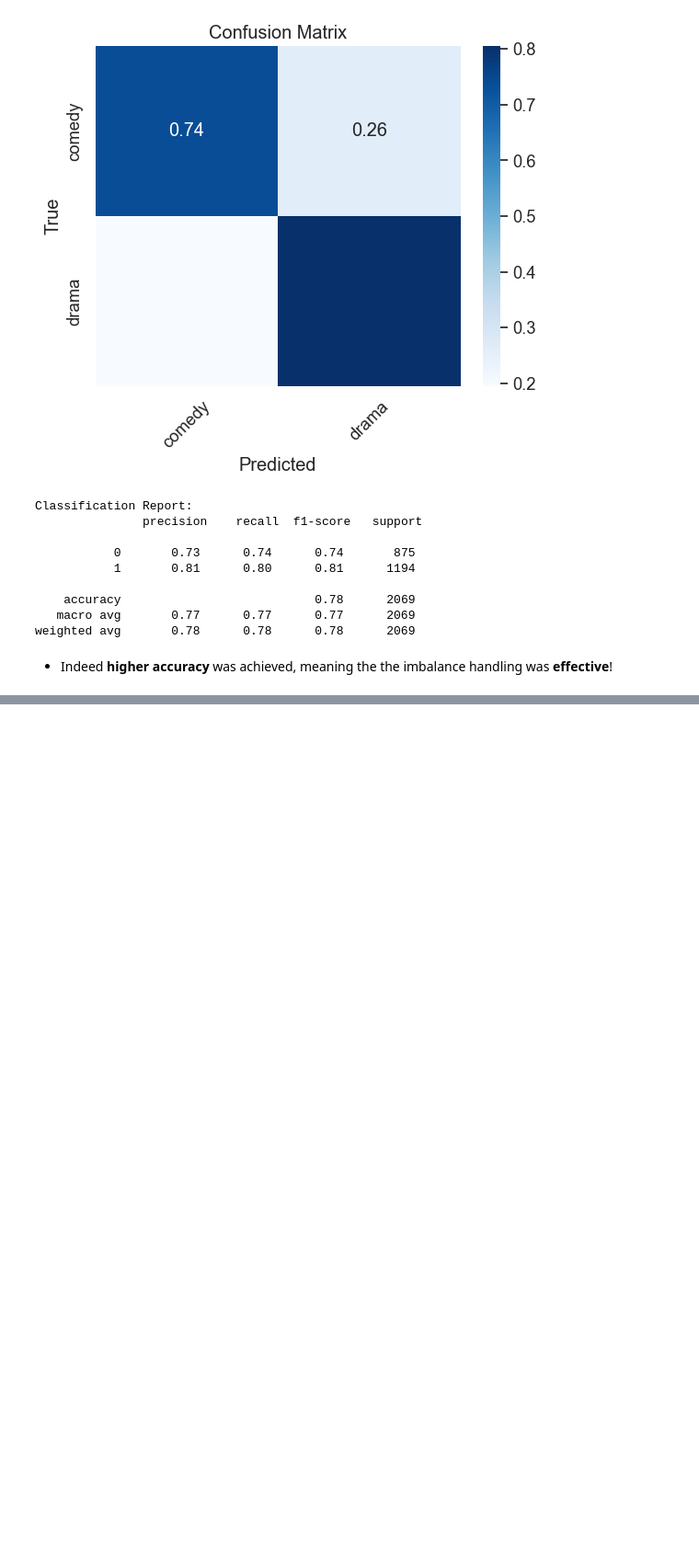
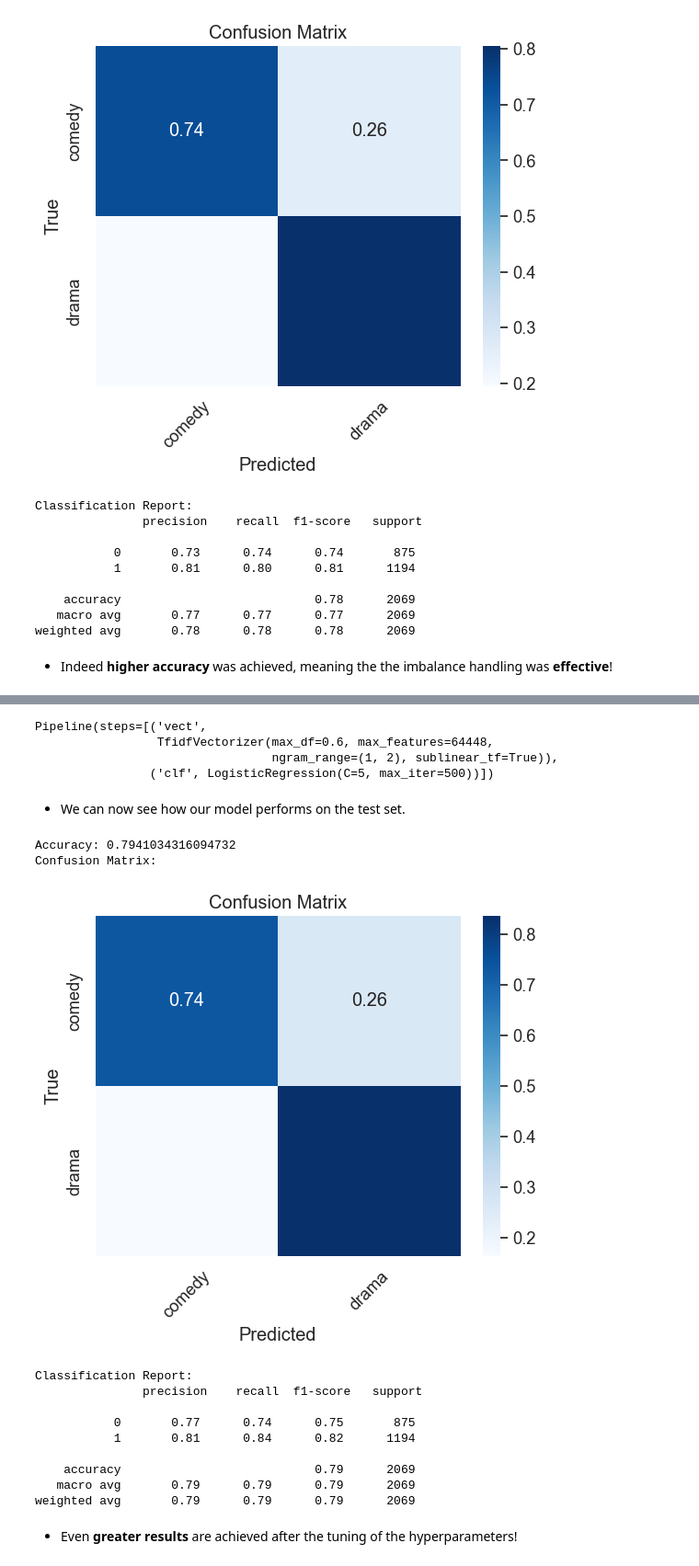
Before and after one commit to giorgossideris/movie_plots_nlp, a Jupyter notebook: genre_classification.ipynb, the cells around one changed output, grey strips where cells are left out. Shown: that part at 92% size. Saved outputs shown, nothing was run; the diff lists cells and outputs as text; code cells hidden in the pictures; blank space fills up the shorter version.

Commit message:
Perform hyperparameter tuning for the simple model

```diff
--- a/genre_classification.ipynb
+++ b/genre_classification.ipynb
@@ -368,7 +369,7 @@ def perform_simple_text_classification(vectorizer, classifier, X_train, X_test,
     ppln.fit(X_train, y_train)
 
     #check performance
-    y_pred = ppln.predict(cleaned_X_test)
+    y_pred = ppln.predict(X_test)
     print_performance_metrics(y_test, y_pred, label_encoding.values())
 
     #return the pipeline
@@ -638,0 +657,10 @@ weighted avg       0.78      0.78      0.78      2069
+# %%
+param_grid = {
+    'vect__max_features': [30000, 64468],  # Maximum number of features
+    'vect__max_df': [0.6, 0.8, 1],  # Maximum document frequency
+    'vect__sublinear_tf': [True, False],  # Apply sublinear TF scaling
+    'vect__norm': ['l1', 'l2'],  # Norm used to normalize term vectors
+    'vect__ngram_range': [(1, 1), (1, 2)], # The lower and upper boundary of the range of n-values for different n-grams to be extracted
+    'clf__C': [0.1, 1, 5, 10], # Inverse of regularization strength;
+    'clf__max_iter': [500, 1000], # Maximum number of iterations taken for the solvers to converge
+}
@@ -638,0 +678,40 @@ weighted avg       0.78      0.78      0.78      2069
+# %%
+'''
+grid_search = GridSearchCV(tf_idf_lr_classifier, param_grid, cv=5, n_jobs=-1, verbose=1)
+grid_search.fit(resampled_cleaned_X_train, resampled_y_train)
+tuned_tf_idf_lr_classifier = grid_search.best_estimator_
+'''
+
+# the following two lines can be commented out if the Grid Search is run
+tuned_tf_idf_lr_classifier = Pipeline([
+        ('vect', TfidfVectorizer(max_df=0.6, max_features=64448, ngram_range=(1, 2), norm='l2', sublinear_tf=True)),
+        ('clf', LogisticRegression(max_iter=500, C=5))
+    ])
+tuned_tf_idf_lr_classifier.fit(resampled_cleaned_X_train, resampled_y_train)
+
+tuned_tf_idf_lr_classifier
+# %% [output]
+Pipeline(steps=[('vect',
+                 TfidfVectorizer(max_df=0.6, max_features=64448,
+                                 ngram_range=(1, 2), sublinear_tf=True)),
+                ('clf', LogisticRegression(C=5, max_iter=500))])
+# %% [markdown]
+* We can now see how our model performs on the test set.
+# %%
+y_pred = tuned_tf_idf_lr_classifier.predict(cleaned_X_test)
+print_performance_metrics(y_test, y_pred, label_encoding.values())
+# %% [output]
+Accuracy: 0.7941034316094732
+Confusion Matrix:
+[figure, added]
+Classification Report:
+               precision    recall  f1-score   support
+
+           0       0.77      0.74      0.75       875
+           1       0.81      0.84      0.82      1194
+
+    accuracy                           0.79      2069
+   macro avg       0.79      0.79      0.79      2069
+weighted avg       0.79      0.79      0.79      2069
+# %% [markdown]
+* Even **greater results** are achieved after the tuning of the hyperparameters!
```
Also changed, not shown: parts of 6 cells of this notebook.
